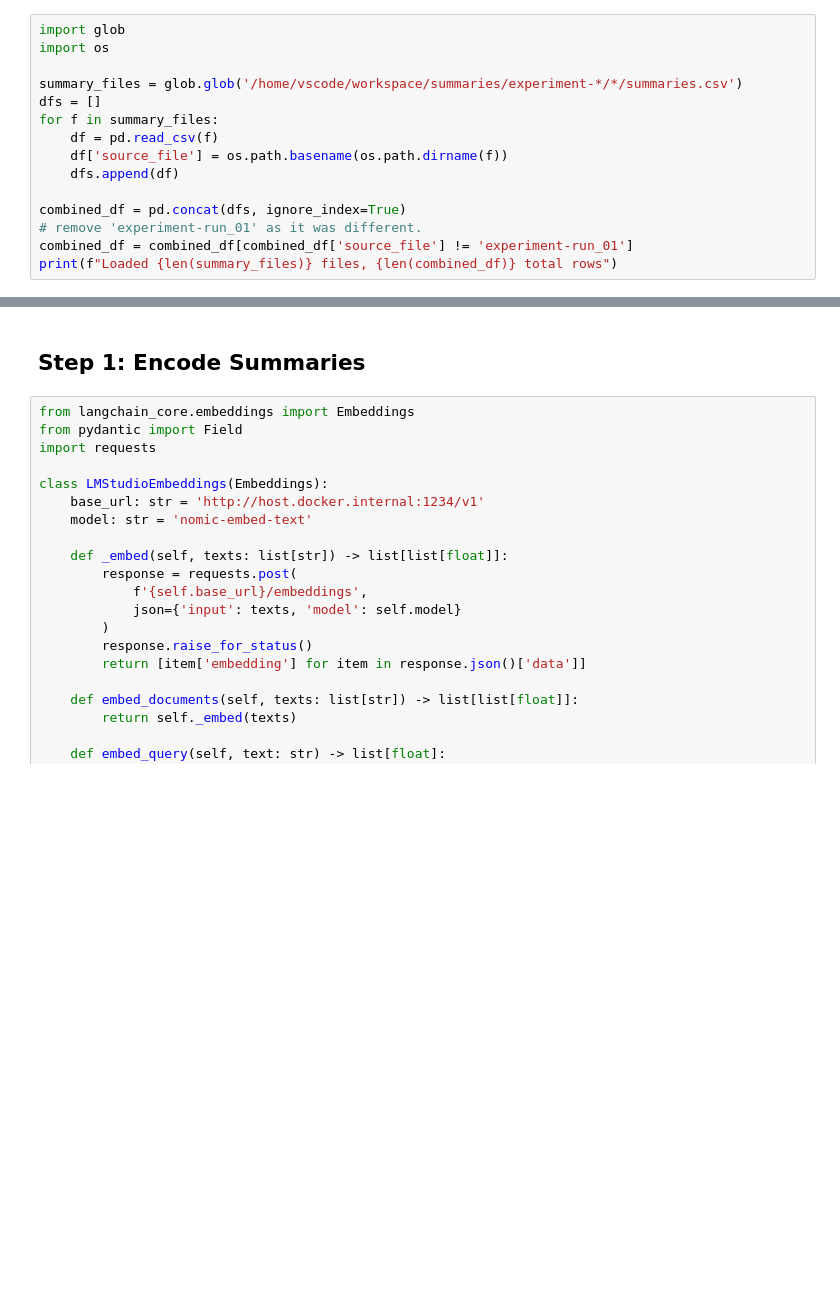
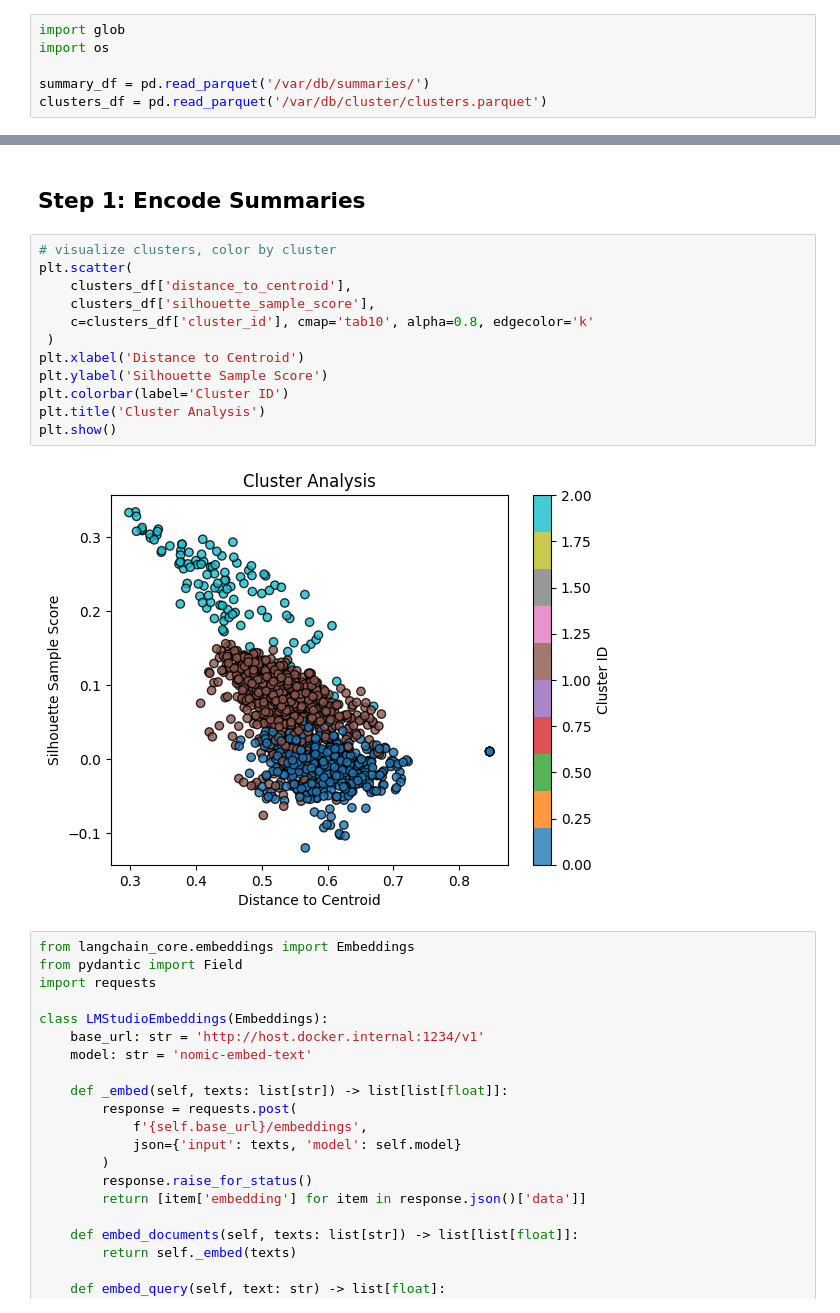
Before and after one commit to schlesingerphilipp/mc-modder-etl, a Jupyter notebook: app/notebooks/summary_analysis.ipynb, the cells around one changed output, grey strips where cells are left out. Saved outputs shown, nothing was run; the diff lists cells and outputs as text; blank space fills up the shorter version.

```diff
--- a/app/notebooks/summary_analysis.ipynb
+++ b/app/notebooks/summary_analysis.ipynb
@@ -7,14 +7,5 @@ from matplotlib import pyplot as plt
 import glob
 import os
 
-summary_files = glob.glob('/home/vscode/workspace/summaries/experiment-*/*/summaries.csv')
-dfs = []
-for f in summary_files:
-    df = pd.read_csv(f)
-    df['source_file'] = os.path.basename(os.path.dirname(f))
-    dfs.append(df)
-
-combined_df = pd.concat(dfs, ignore_index=True)
-# remove 'experiment-run_01' as it was different.
-combined_df = combined_df[combined_df['source_file'] != 'experiment-run_01']
-print(f"Loaded {len(summary_files)} files, {len(combined_df)} total rows")
+summary_df = pd.read_parquet('/var/db/summaries/')
+clusters_df = pd.read_parquet('/var/db/cluster/clusters.parquet')
@@ -26,5 +35,19 @@ combined_df = combined_df.dropna(subset=['semantic_summary'])
 # %% [markdown]
 ## Step 1: Encode Summaries
+# %%
+# visualize clusters, color by cluster
+plt.scatter(
+    clusters_df['distance_to_centroid'],
+    clusters_df['silhouette_sample_score'],
+    c=clusters_df['cluster_id'], cmap='tab10', alpha=0.8, edgecolor='k'
+ )
+plt.xlabel('Distance to Centroid')
+plt.ylabel('Silhouette Sample Score')
+plt.colorbar(label='Cluster ID')
+plt.title('Cluster Analysis')
+plt.show()
+# %% [output]
+[figure, added]
 # %%
 from langchain_core.embeddings import Embeddings
 from pydantic import Field
```
Also changed, not shown: parts of 7 cells of this notebook, 4 other files.
